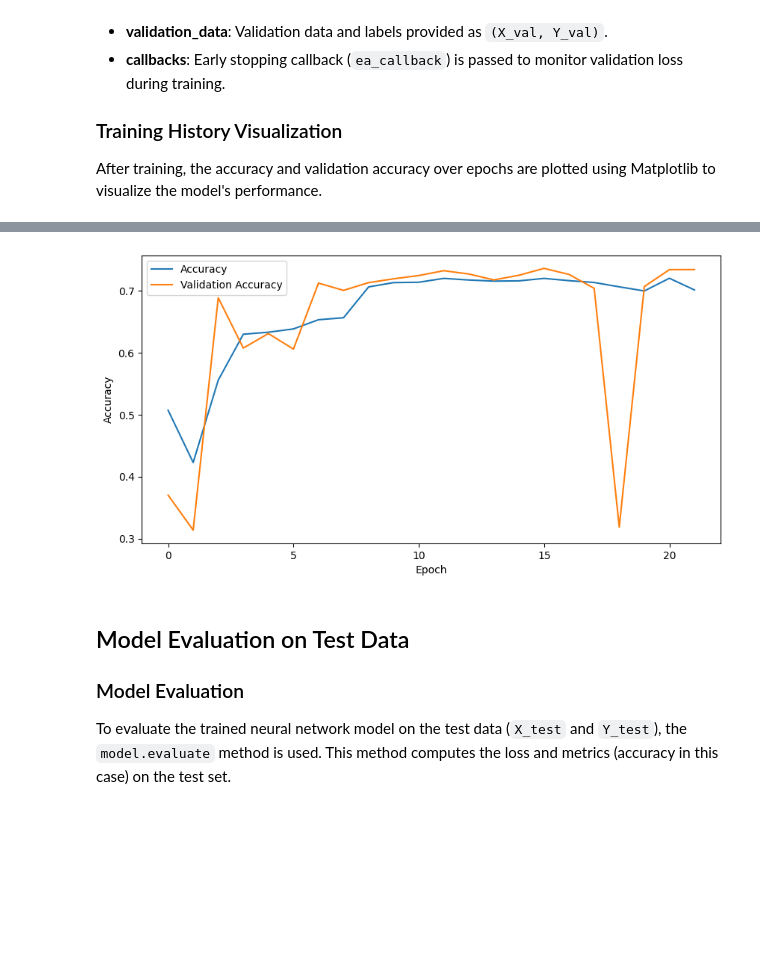
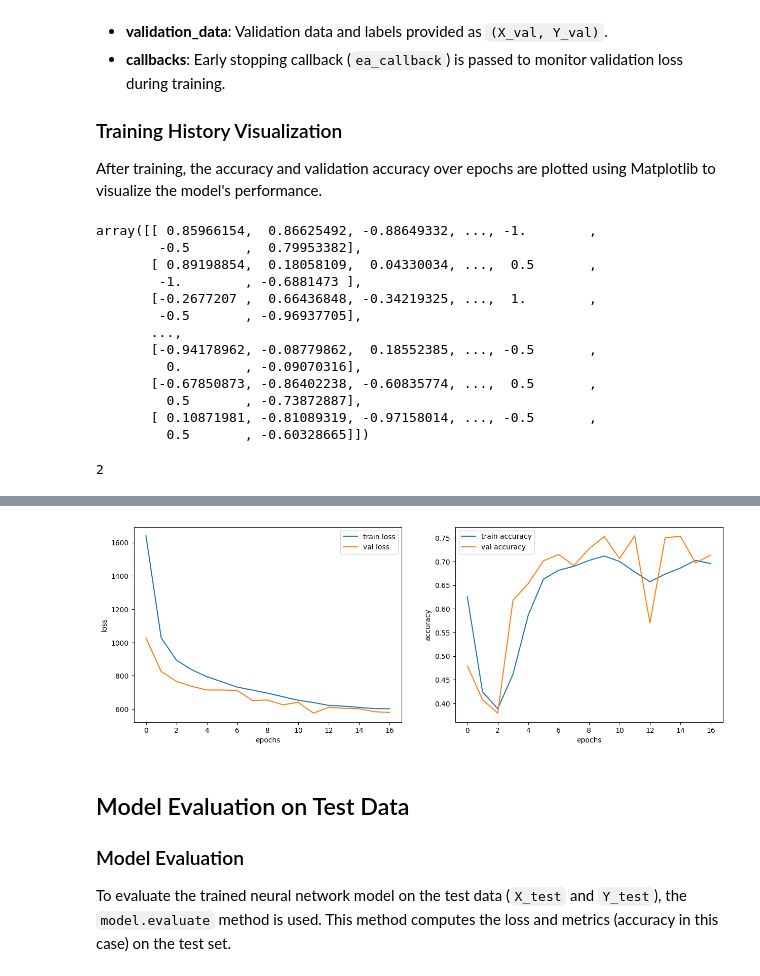
Before and after one commit to FabianGobet/USI-projects, a Jupyter notebook: Stochastic Methods/lab3/Fabian_Gobet_SM_assignment6.ipynb, the cells around one changed output, grey strips where cells are left out. Saved outputs shown, nothing was run; the diff lists cells and outputs as text; code cells hidden in the pictures; blank space fills up the shorter version.

```diff
--- a/Stochastic Methods/lab3/Fabian_Gobet_SM_assignment6.ipynb
+++ b/Stochastic Methods/lab3/Fabian_Gobet_SM_assignment6.ipynb
@@ -108,7 +113,7 @@ max_time = 10
 max_num_initial_population = 5
 ini1, ini2 = np.random.randint(0, max_num_initial_population, size=2)
 
-events = bisse(lam1, lam2, mu1, mu2, p12, p21, ini1, ini2, max_time)
+final_T, events = bisse(lam1, lam2, mu1, mu2, p12, p21, ini1, ini2, max_time)
 nodes = [(0, ini1, ini2)] + events
 
 # plot each of the species in the same figure
@@ -212,0 +282,11 @@ X_train, Y_train, X_val, Y_val = X_train[:val_cut_idx], Y_train[:val_cut_idx], X
+# %%
+from sklearn.pipeline import Pipeline
+from sklearn.impute import SimpleImputer
+from sklearn.preprocessing import MinMaxScaler
+
+pipeline = Pipeline([
+    ('imputer', SimpleImputer(strategy='mean')),
+    ('min_max_scaler', MinMaxScaler(feature_range=(-1, 1)))
+])
+
+train_X_prepared = pipeline.fit_transform(train_X)
@@ -213,3 +309,9 @@ X_train, Y_train, X_val, Y_val = X_train[:val_cut_idx], Y_train[:val_cut_idx], X
+# %%
+val_X_prepared = pipeline.transform(val_X)
+test_X_prepared = pipeline.transform(test_X)
+train_Y_prepared = train_Y.to_numpy()
+val_Y_prepared = val_Y.to_numpy()
+test_Y_prepared = test_Y.to_numpy()
 # %% [markdown]
 ## Neural Network Model Training and Visualization
 
@@ -235,29 +337,59 @@ The `model.fit` method is called to train the model:
 
 ### Training History Visualization
 After training, the accuracy and validation accuracy over epochs are plotted using Matplotlib to visualize the model's performance.
+# %%
+
+np.array(train_X_prepared)
+# %% [output]
+array([[ 0.85966154,  0.86625492, -0.88649332, ..., -1.        ,
+        -0.5       ,  0.79953382],
+       [ 0.89198854,  0.18058109,  0.04330034, ...,  0.5       ,
+        -1.        , -0.6881473 ],
+       [-0.2677207 ,  0.66436848, -0.34219325, ...,  1.        ,
+        -0.5       , -0.96937705],
+       ...,
+       [-0.94178962, -0.08779862,  0.18552385, ..., -0.5       ,
+         0.        , -0.09070316],
+       [-0.67850873, -0.86402238, -0.60835774, ...,  0.5       ,
+         0.5       , -0.73872887],
+       [ 0.10871981, -0.81089319, -0.97158014, ..., -0.5       ,
+         0.5       , -0.60328665]])
+# %%
+train_Y_prepared[0].shape[0]
+# %% [output]
+2
 # %%
 import tensorflow as tf
 
 model = tf.keras.Sequential([
-    tf.keras.layers.InputLayer(X_train[0].shape),
+    tf.keras.layers.InputLayer(train_X_prepared[0].shape),
     tf.keras.layers.Dense(16, activation='relu'),
     tf.keras.layers.Dense(26, activation='relu'),
     tf.keras.layers.Dense(18, activation='relu'),
     tf.keras.layers.Dense(8, activation='relu'),
-    tf.keras.layers.Dense(Y_train[0].shape[0])
+    tf.keras.layers.Dense(train_Y_prepared[0].shape[0])
 ])
 
 ea_callback = tf.keras.callbacks.EarlyStopping(monitor='val_loss', patience=5, restore_best_weights=True)
 
 model.compile(optimizer='adam', loss='mse', metrics=['accuracy'])
-history = model.fit(X_train, Y_train, epochs=25, batch_size=32, validation_data=(X_val, Y_val), callbacks=[ea_callback])
+history = model.fit(train_X_prepared, train_Y, epochs=25, batch_size=32, validation_data=(val_X_prepared, val_Y), callbacks=[ea_callback])
 
-plt.figure(figsize=(10, 5))
-plt.plot(history.history['accuracy'], label='Accuracy')
-plt.plot(history.history['val_accuracy'], label='Validation Accuracy')
-plt.ylabel('Accuracy')
-plt.xlabel('Epoch')
-plt.legend()
+
+fig, ax = plt.subplots(1, 2, figsize=(15, 5))
+
+ax[0].plot(history.history['loss'], label='train loss')
+ax[0].plot(history.history['val_loss'], label='val loss')
+ax[0].set_xlabel('epochs')
+ax[0].set_ylabel('loss')
+ax[0].legend()
+
+ax[1].plot(history.history['accuracy'], label='train accuracy')
+ax[1].plot(history.history['val_accuracy'], label='val accuracy')
+ax[1].set_xlabel('epochs')
+ax[1].set_ylabel('accuracy')
+ax[1].legend()
+
 plt.show()
 # %% [output]
 Epoch 1/25
@@ -280,4 +412,4 @@ Epoch 22/25
-[figure, old version]
+[figure, new version]
 # %% [markdown]
 ## Model Evaluation on Test Data
 
```
Also changed, not shown: parts of 14 cells of this notebook, 9 other files.
